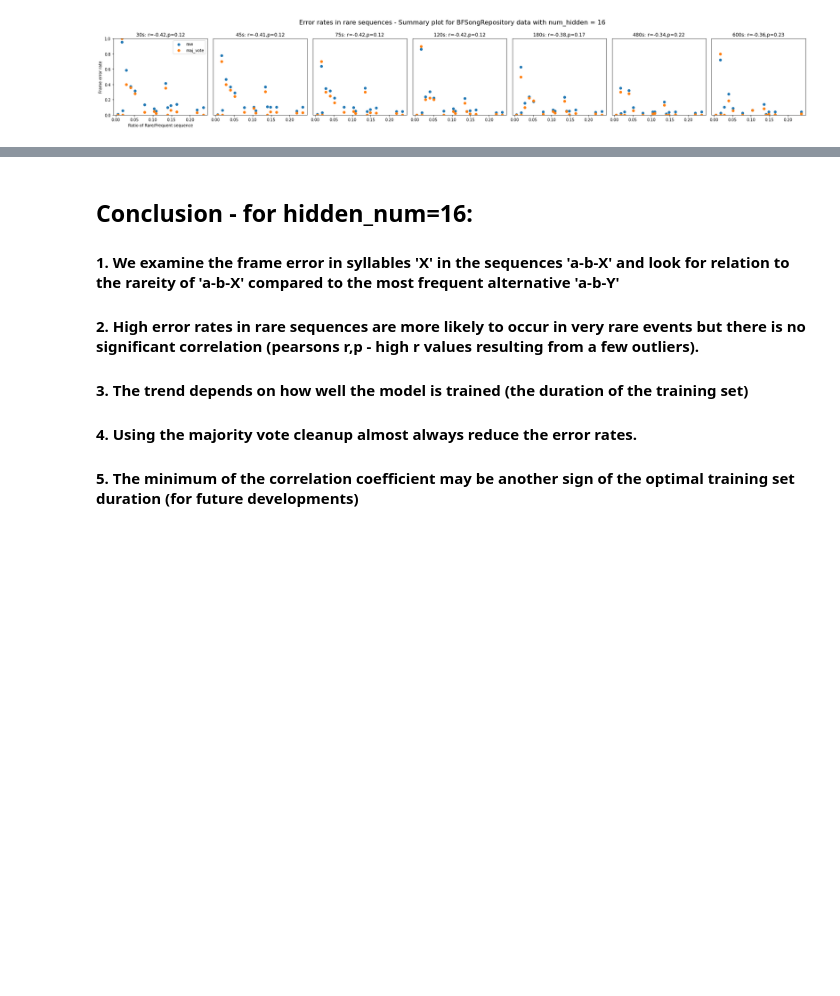
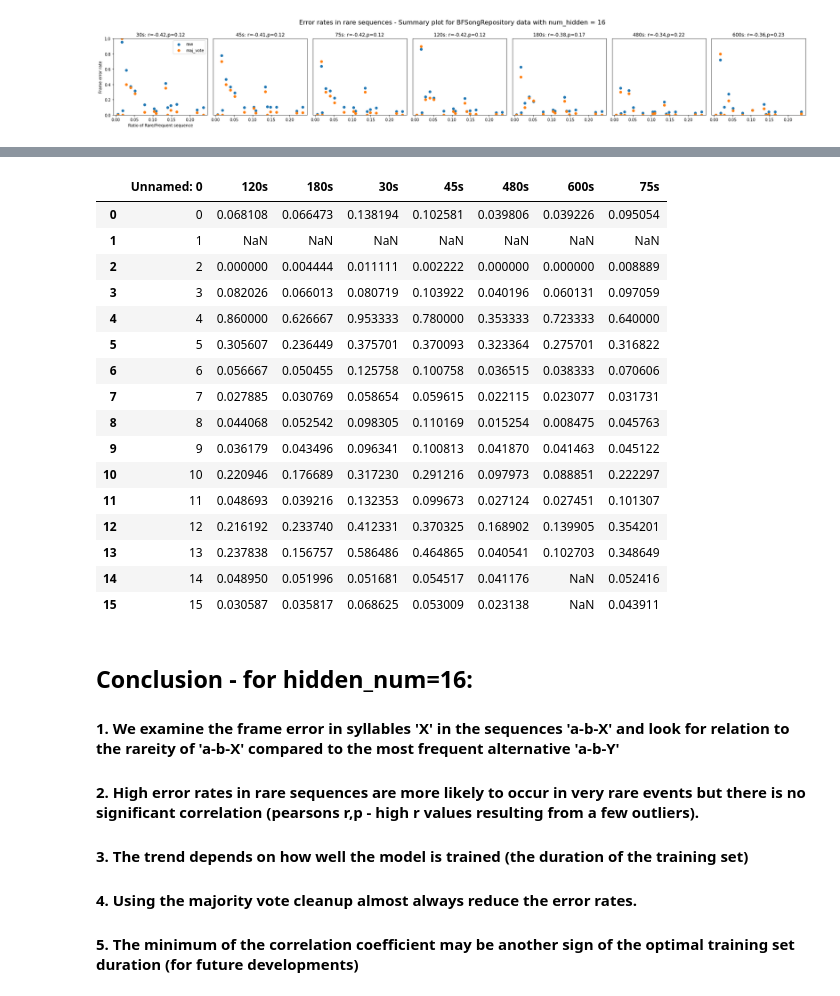
Before and after one commit to yardencsGitHub/tweetynet, a Jupyter notebook: src/scripts/Frame_error_in_rare_events.ipynb, the cells around one changed output, grey strips where cells are left out. Saved outputs shown, nothing was run; the diff lists cells and outputs as text; code cells hidden in the pictures; blank space fills up the shorter version.

```diff
--- a/src/scripts/Frame_error_in_rare_events.ipynb
+++ b/src/scripts/Frame_error_in_rare_events.ipynb
@@ -571,3 +635,23 @@ WindowsPath('D:/Users/yarde/vak_project/BF/hidden_size/hidden_size_16/or60yw70/r
+# %%
+data_df
+# %% [output]
+|  | Unnamed: 0 | 120s | 180s | 30s | 45s | 480s | 600s | 75s |
+| 0 | 0 | 0.068108 | 0.066473 | 0.138194 | 0.102581 | 0.039806 | 0.039226 | 0.095054 |
+| 1 | 1 | NaN | NaN | NaN | NaN | NaN | NaN | NaN |
+| 2 | 2 | 0.000000 | 0.004444 | 0.011111 | 0.002222 | 0.000000 | 0.000000 | 0.008889 |
+| 3 | 3 | 0.082026 | 0.066013 | 0.080719 | 0.103922 | 0.040196 | 0.060131 | 0.097059 |
+| 4 | 4 | 0.860000 | 0.626667 | 0.953333 | 0.780000 | 0.353333 | 0.723333 | 0.640000 |
+| 5 | 5 | 0.305607 | 0.236449 | 0.375701 | 0.370093 | 0.323364 | 0.275701 | 0.316822 |
+| 6 | 6 | 0.056667 | 0.050455 | 0.125758 | 0.100758 | 0.036515 | 0.038333 | 0.070606 |
+| 7 | 7 | 0.027885 | 0.030769 | 0.058654 | 0.059615 | 0.022115 | 0.023077 | 0.031731 |
+| 8 | 8 | 0.044068 | 0.052542 | 0.098305 | 0.110169 | 0.015254 | 0.008475 | 0.045763 |
+| 9 | 9 | 0.036179 | 0.043496 | 0.096341 | 0.100813 | 0.041870 | 0.041463 | 0.045122 |
+| 10 | 10 | 0.220946 | 0.176689 | 0.317230 | 0.291216 | 0.097973 | 0.088851 | 0.222297 |
+| 11 | 11 | 0.048693 | 0.039216 | 0.132353 | 0.099673 | 0.027124 | 0.027451 | 0.101307 |
+| 12 | 12 | 0.216192 | 0.233740 | 0.412331 | 0.370325 | 0.168902 | 0.139905 | 0.354201 |
+| 13 | 13 | 0.237838 | 0.156757 | 0.586486 | 0.464865 | 0.040541 | 0.102703 | 0.348649 |
+| 14 | 14 | 0.048950 | 0.051996 | 0.051681 | 0.054517 | 0.041176 | NaN | 0.052416 |
+| 15 | 15 | 0.030587 | 0.035817 | 0.068625 | 0.053009 | 0.023138 | NaN | 0.043911 |
 # %% [markdown]
 ## Conclusion - for hidden_num=16:
 #### 1. We examine the frame error in syllables 'X' in the sequences 'a-b-X' and look for relation to the rareity of 'a-b-X' compared to the most frequent alternative 'a-b-Y'
```
Also changed, not shown: parts of 3 cells of this notebook.
